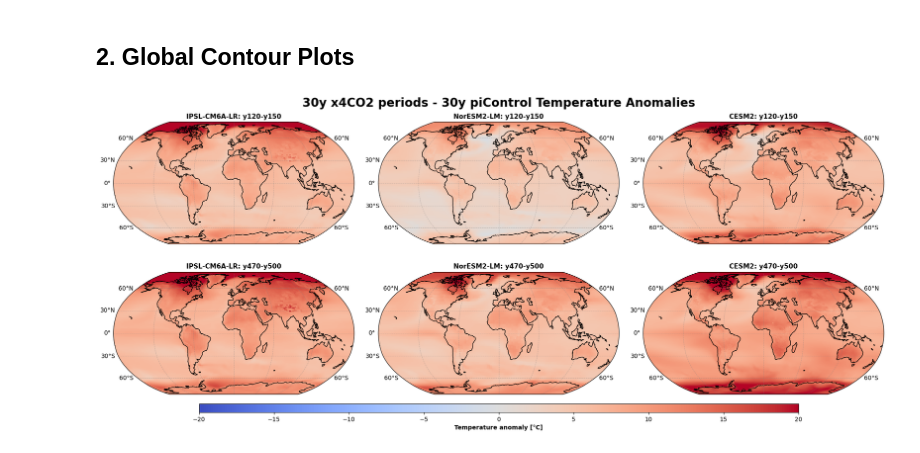
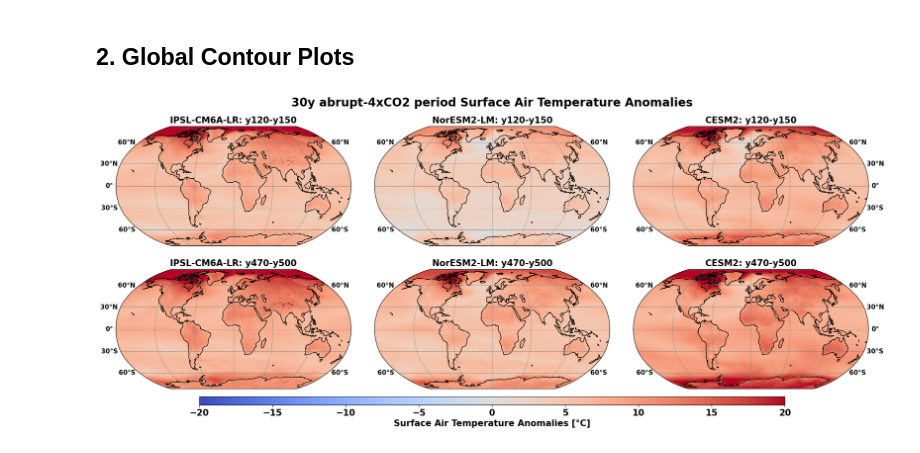
Before and after one commit to ChristineKappatou/Atmosphere_Ocean_Interactions_PhD, a Jupyter notebook: scripts/nird_scripts/1.tas_NIRD.ipynb, the cells around one changed output. Drawn from its saved outputs; the diff is of its cells as text; code cells hidden in the pictures.

```diff
--- a/scripts/nird_scripts/1.tas_NIRD.ipynb
+++ b/scripts/nird_scripts/1.tas_NIRD.ipynb
@@ -1018,10 +1038,10 @@ def wrap_lon(lon, data):
 
 for col, group in enumerate(all_groups):          # 3 columns
     n_panels = len(group)
-    if col == 0:  # NorESM2 column
-        offset = 0              # top of column
+    if col == 0:  # first column
+        offset = 0
     else:
-        offset = (max_rows - n_panels) // 2   # center IPSL + CESM2       # center rows vertically
+        offset = (max_rows - n_panels) // 2
 
     for k, (data_anom, panel_title) in enumerate(group):
 
@@ -1032,7 +1052,7 @@ for col, group in enumerate(all_groups):          # 3 columns
         # wrap longitudes to -180..180
         lon_w, data_w = wrap_lon(lon, data)
 
-        row = offset + k                         # row placement inside column
+        row = offset + k
 
         ax = fig.add_subplot(gs[row, col], projection=ccrs.Robinson())
 
@@ -1042,42 +1062,63 @@ for col, group in enumerate(all_groups):          # 3 columns
             data_w,
             transform=ccrs.PlateCarree(),
             cmap=cmap,
             vmin=-20, vmax=20
         )
 
         ax.coastlines()
-        ax.set_title(panel_title, fontsize=11, fontweight='bold')
+        ax.set_title(panel_title, fontsize=15, fontweight='bold')
 
         gl = ax.gridlines(
             crs=ccrs.PlateCarree(),
             draw_labels=True,
             linewidth=0.7,
             color='gray',
-            alpha=0.4,
-            linestyle='--'
+            linestyle='--',
+            x_inline=False,   # prevent label placement across plot edges
+            y_inline=False
         )
-        gl.top_labels = False          # turn off top labels
-        gl.right_labels = False        # turn off right labels
-        gl.bottom_labels = False        # show lon labels
-        gl.left_labels = True          # show lat labels
 
-# ---- Horizontal colorbar ----
+        # ---- Only show left labels for first column, right labels for last column ----
+        if col == 0:  # first column
+            gl.left_labels = True
+            gl.right_labels = False
+        elif col == 2:  # last column
+            gl.left_labels = False
+            gl.right_labels = True
+        else:  # middle column
+            gl.left_labels = False
+            gl.right_labels = False
+
+        # Turn off top and bottom labels everywhere
+        gl.top_labels = False
+        gl.bottom_labels = False
+
+        # ---- Bold + fontsize 11 for labels ----
+        gl.xlabel_style = {'fontsize': 11, 'fontweight': 'bold'}
+        gl.ylabel_style = {'fontsize': 11, 'fontweight': 'bold'}
+
+        # ---- Horizontal colorbar ----
 cbar_ax = fig.add_axes([0.15, 0.06, 0.7, 0.025])
 cbar = fig.colorbar(im, cax=cbar_ax, orientation='horizontal')
-cbar.set_label("Temperature anomaly [°C]", fontweight='bold')
+cbar.set_label("Surface Air Temperature Anomalies [°C]", fontweight='bold', fontsize = 15)
+cbar.ax.tick_params(labelsize=15)  # make numbers bigger
+
+# make numbers bold
+for t in cbar.ax.get_xticklabels():
+    t.set_fontweight('bold')
 
 # ---- Layout adjustments ----
-fig.suptitle("30y x4CO2 periods - 30y piControl Temperature Anomalies", fontsize=20, weight='bold')
+fig.suptitle("30y abrupt-4xCO2 period Surface Air Temperature Anomalies", fontsize=20, weight='bold')
 
 plt.subplots_adjust(
     left=0.05,
     right=0.95,
-    top=0.92,
+    top=0.9,
     bottom=0.10,
     wspace=0.10,
     hspace=0.15
 )
 
 plt.show()
 # %% [output]
-[figure, old version]
+[figure, new version]
```
Also changed, not shown: parts of 2 cells of this notebook, 7 other files.
